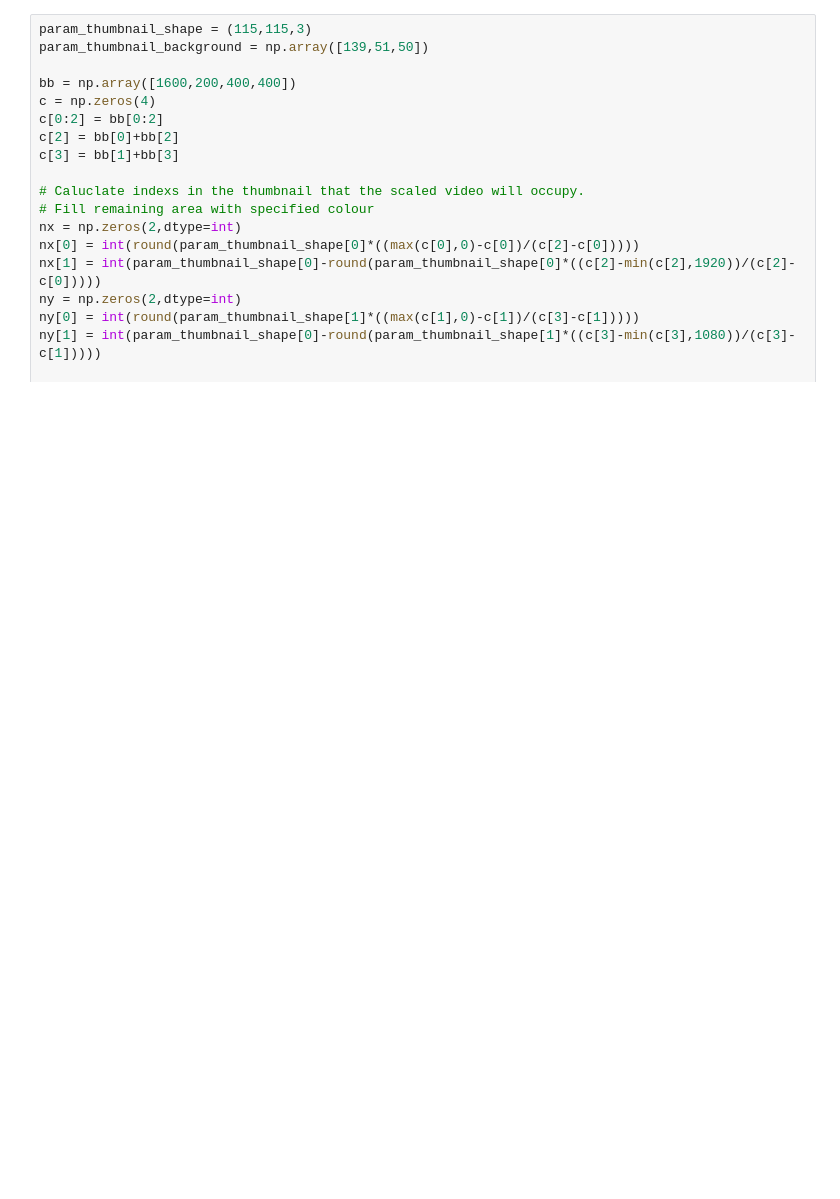
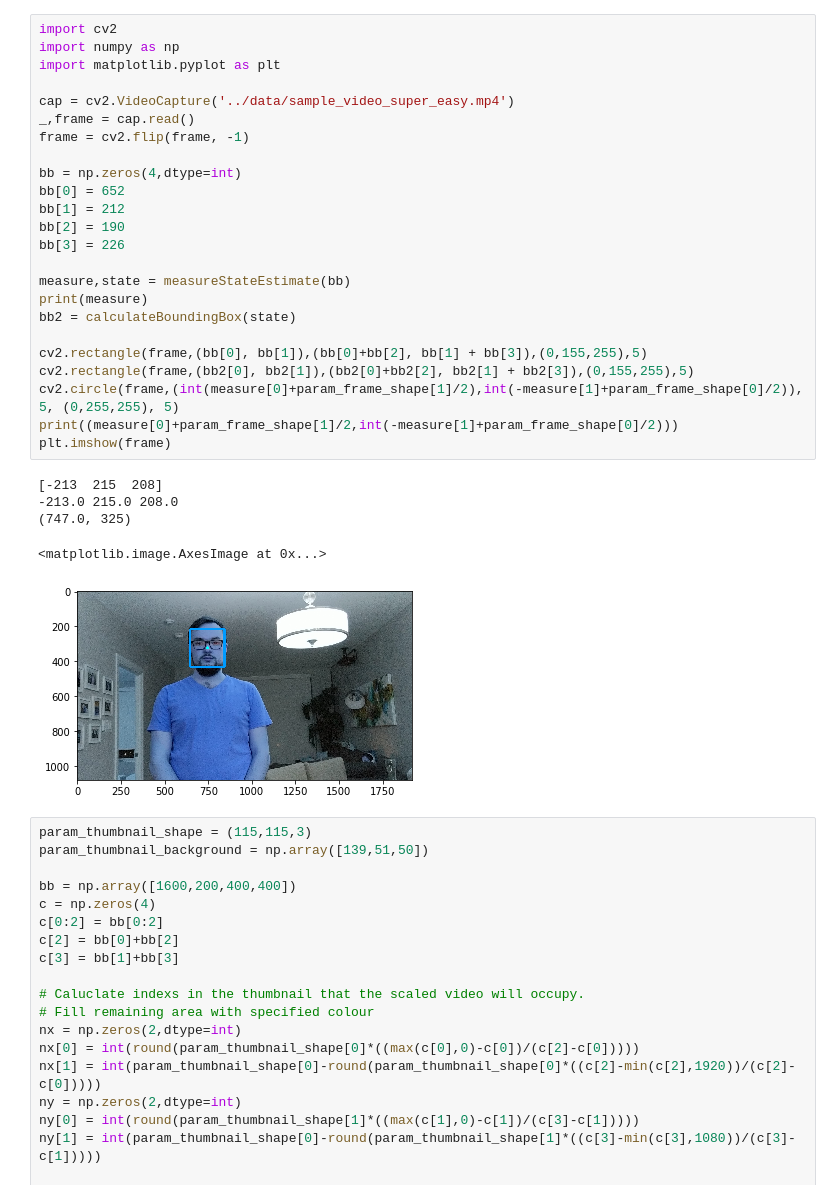
Before and after one commit to Meskupie/Sonicam, a Jupyter notebook: main_application/sonicam/Testing.ipynb, the cells around one changed output. Saved outputs shown, nothing was run; the diff lists cells and outputs as text; blank space fills up the shorter version.

Commit message:
added super easy video, fixed kalman filter bugs, cleaned up thumbnail generation code by using kalman filter trackers

```diff
--- a/main_application/sonicam/Testing.ipynb
+++ b/main_application/sonicam/Testing.ipynb
@@ -12,3 +63,33 @@ plt.imshow(frame)
+# %%
+import cv2
+import numpy as np
+import matplotlib.pyplot as plt
+
+cap = cv2.VideoCapture('../data/sample_video_super_easy.mp4')
+_,frame = cap.read()
+frame = cv2.flip(frame, -1)
+
+bb = np.zeros(4,dtype=int)
+bb[0] = 652
+bb[1] = 212
+bb[2] = 190
+bb[3] = 226
+
+measure,state = measureStateEstimate(bb)
+print(measure)
+bb2 = calculateBoundingBox(state)
+
+cv2.rectangle(frame,(bb[0], bb[1]),(bb[0]+bb[2], bb[1] + bb[3]),(0,155,255),5)
+cv2.rectangle(frame,(bb2[0], bb2[1]),(bb2[0]+bb2[2], bb2[1] + bb2[3]),(0,155,255),5)
+cv2.circle(frame,(int(measure[0]+param_frame_shape[1]/2),int(-measure[1]+param_frame_shape[0]/2)), 5, (0,255,255), 5)
+print((measure[0]+param_frame_shape[1]/2,int(-measure[1]+param_frame_shape[0]/2)))
+plt.imshow(frame)
+# %% [output]
+[-213  215  208]
+-213.0 215.0 208.0
+(747.0, 325)
+<matplotlib.image.AxesImage at 0x...>
+[figure, added]
 # %%
 param_thumbnail_shape = (115,115,3)
 param_thumbnail_background = np.array([139,51,50])
```
Also changed, not shown: parts of 3 cells of this notebook, 6 other files.
